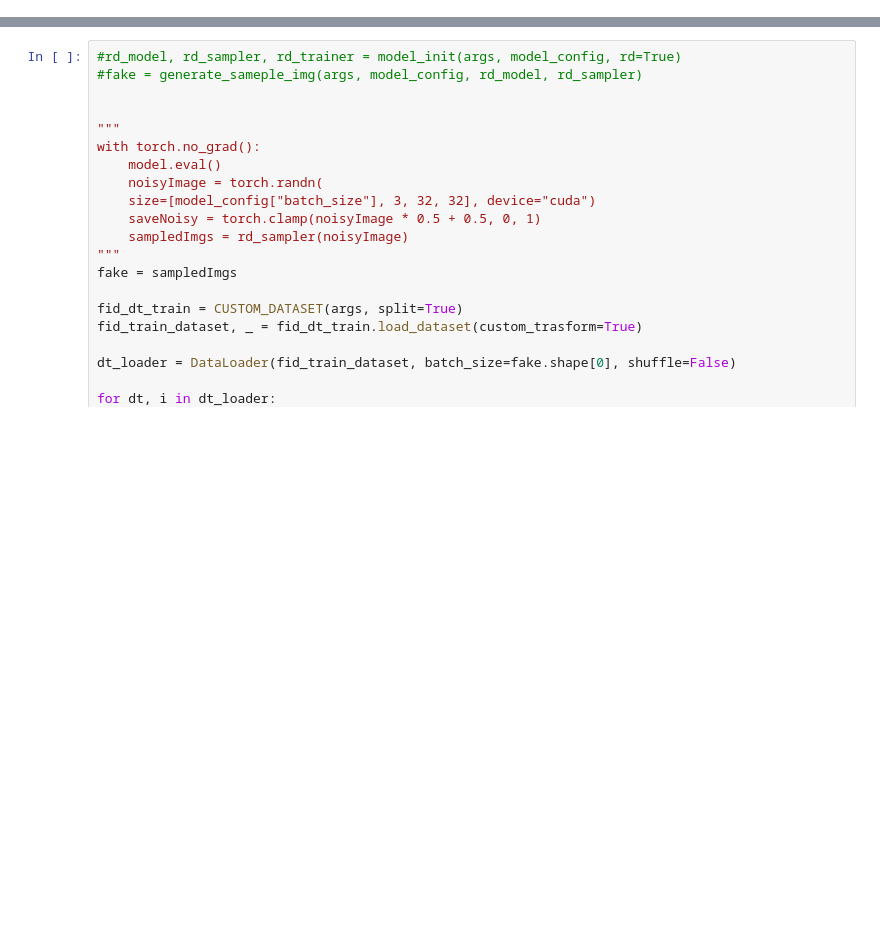
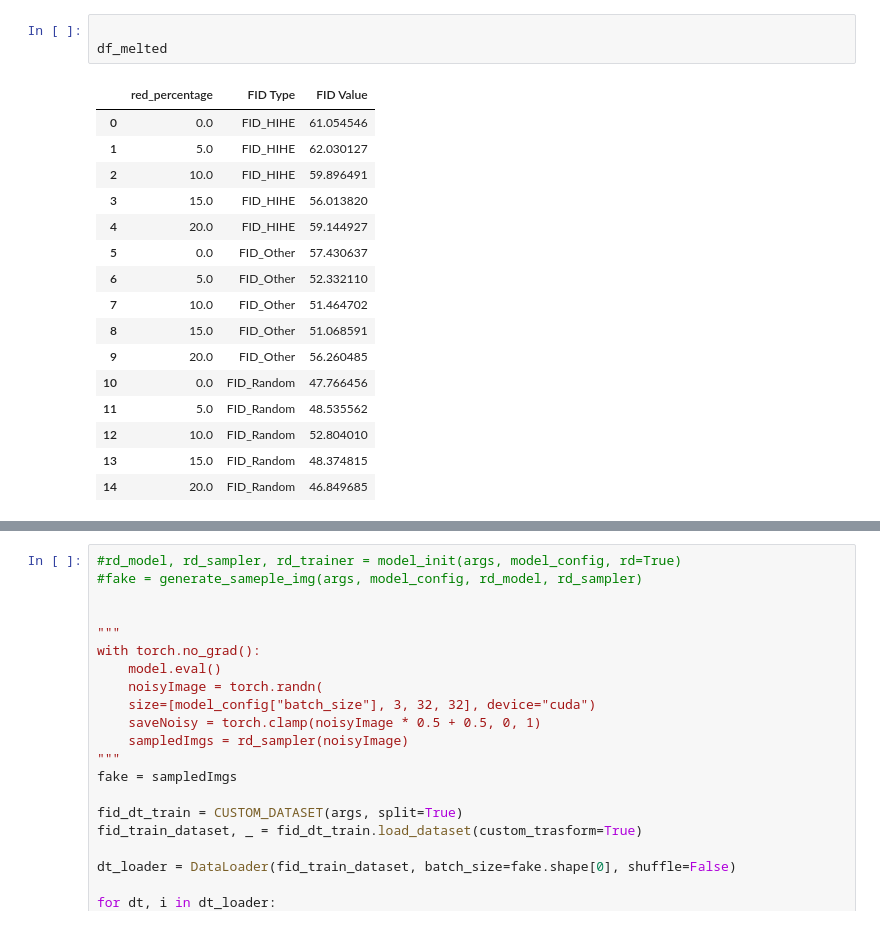
Before and after one commit to miaoshahaha/DDPM_XAI, a Jupyter notebook: main.ipynb, the cells around one changed output, grey strips where cells are left out. Saved outputs shown, nothing was run; the diff lists cells and outputs as text; blank space fills up the shorter version.

```diff
--- a/main.ipynb
+++ b/main.ipynb
@@ -174,0 +262,20 @@ Timestep 0 add to h space information and xt information.
+# %%
+
+df_melted
+# %% [output]
+|  | red_percentage | FID Type | FID Value |
+| 0 | 0.0 | FID_HIHE | 61.054546 |
+| 1 | 5.0 | FID_HIHE | 62.030127 |
+| 2 | 10.0 | FID_HIHE | 59.896491 |
+| 3 | 15.0 | FID_HIHE | 56.013820 |
+| 4 | 20.0 | FID_HIHE | 59.144927 |
+| 5 | 0.0 | FID_Other | 57.430637 |
+| 6 | 5.0 | FID_Other | 52.332110 |
+| 7 | 10.0 | FID_Other | 51.464702 |
+| 8 | 15.0 | FID_Other | 51.068591 |
+| 9 | 20.0 | FID_Other | 56.260485 |
+| 10 | 0.0 | FID_Random | 47.766456 |
+| 11 | 5.0 | FID_Random | 48.535562 |
+| 12 | 10.0 | FID_Random | 52.804010 |
+| 13 | 15.0 | FID_Random | 48.374815 |
+| 14 | 20.0 | FID_Random | 46.849685 |
```
Also changed, not shown: parts of 15 cells of this notebook.
